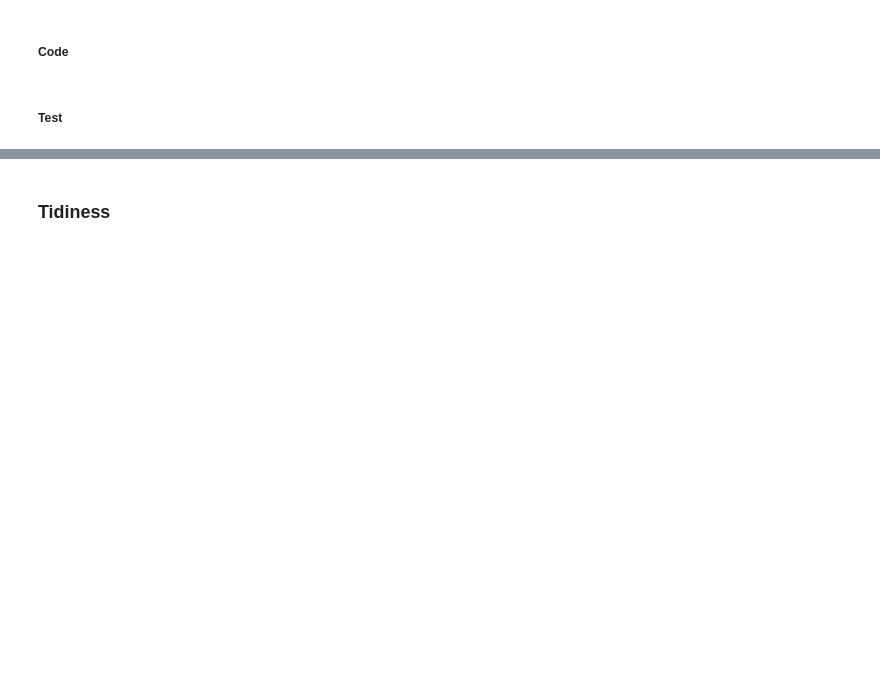
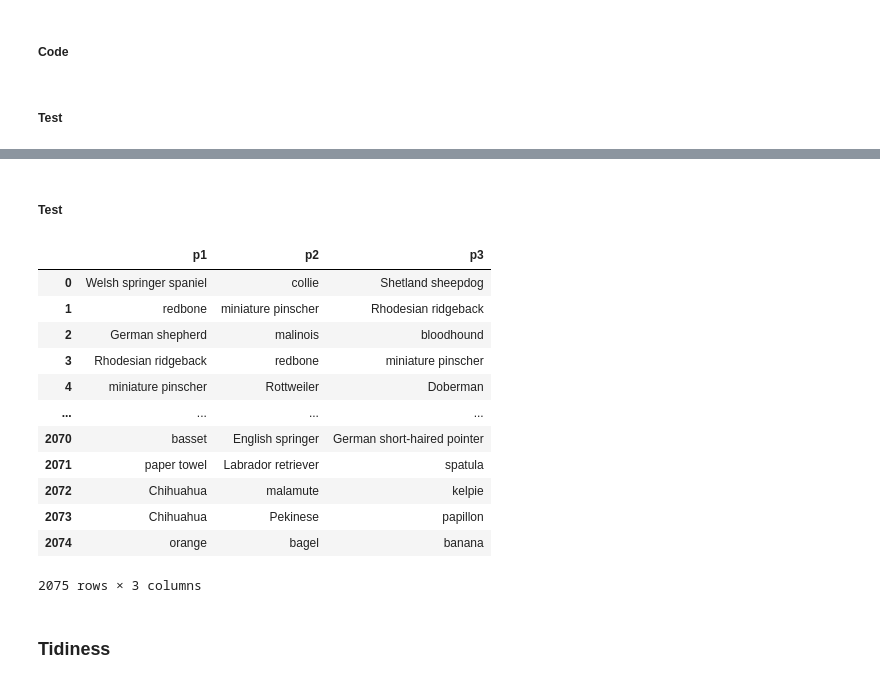
Before and after one commit to RoyalVee/Data-Exploration-and-Analysis-of-WeRateDogs-Tweets, a Jupyter notebook: Untitled.ipynb, the cells around one changed output, grey strips where cells are left out. Cells and saved outputs as stored; diff of their text form; code cells hidden in the pictures; blank space fills up the shorter version.

```diff
--- a/Untitled.ipynb
+++ b/Untitled.ipynb
@@ -420,3 +558,22 @@ Erroneous datatypes
+# %% [markdown]
+##### Test
+# %%
+# confirm replace
+df_image_pred_clean[['p1', 'p2', 'p3']]
+# %% [output]
+|  | p1 | p2 | p3 |
+| 0 | Welsh springer spaniel | collie | Shetland sheepdog |
+| 1 | redbone | miniature pinscher | Rhodesian ridgeback |
+| 2 | German shepherd | malinois | bloodhound |
+| 3 | Rhodesian ridgeback | redbone | miniature pinscher |
+| 4 | miniature pinscher | Rottweiler | Doberman |
+| ... | ... | ... | ... |
+| 2070 | basset | English springer | German short-haired pointer |
+| 2071 | paper towel | Labrador retriever | spatula |
+| 2072 | Chihuahua | malamute | kelpie |
+| 2073 | Chihuahua | Pekinese | papillon |
+| 2074 | orange | bagel | banana |
+2075 rows × 3 columns
 # %% [markdown]
 ### Tidiness
 # %% [markdown]
```
Also changed, not shown: parts of 46 cells of this notebook.
